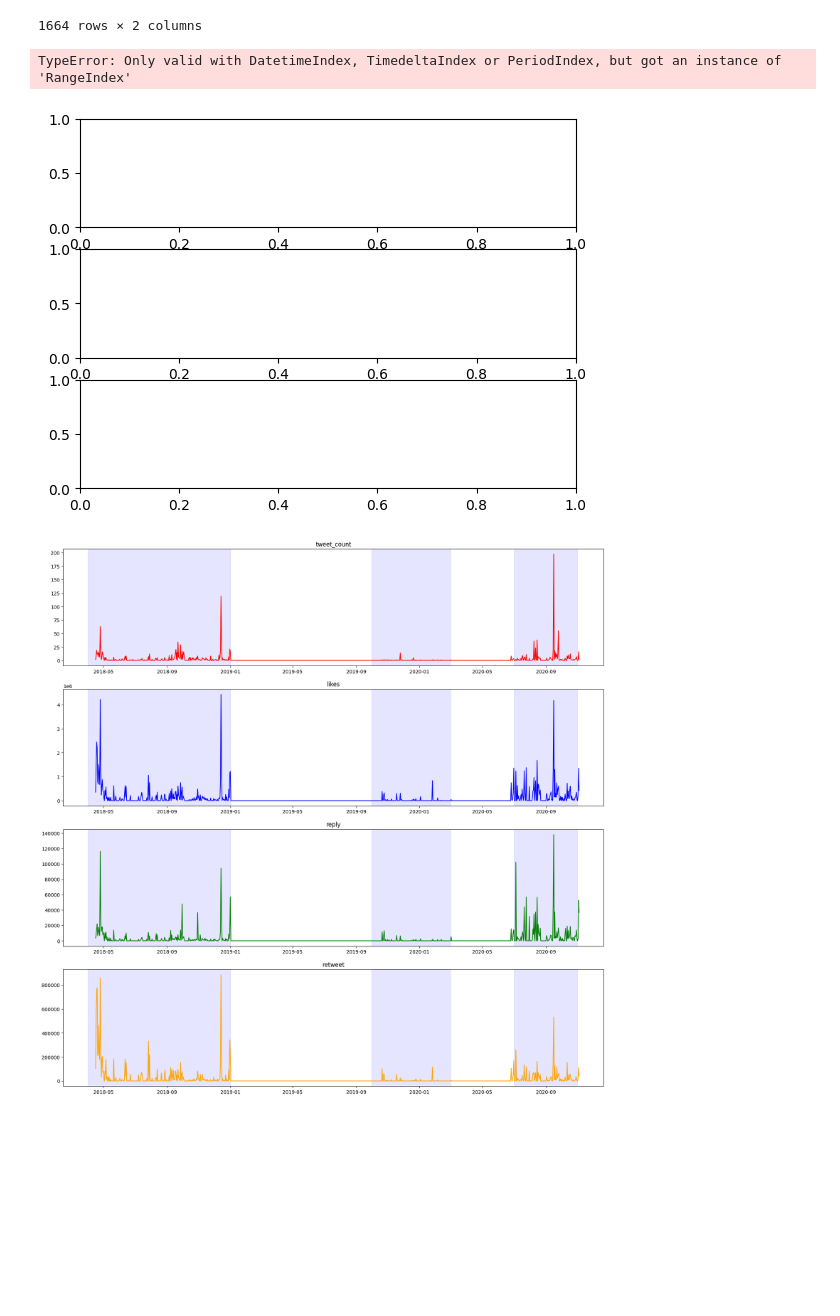
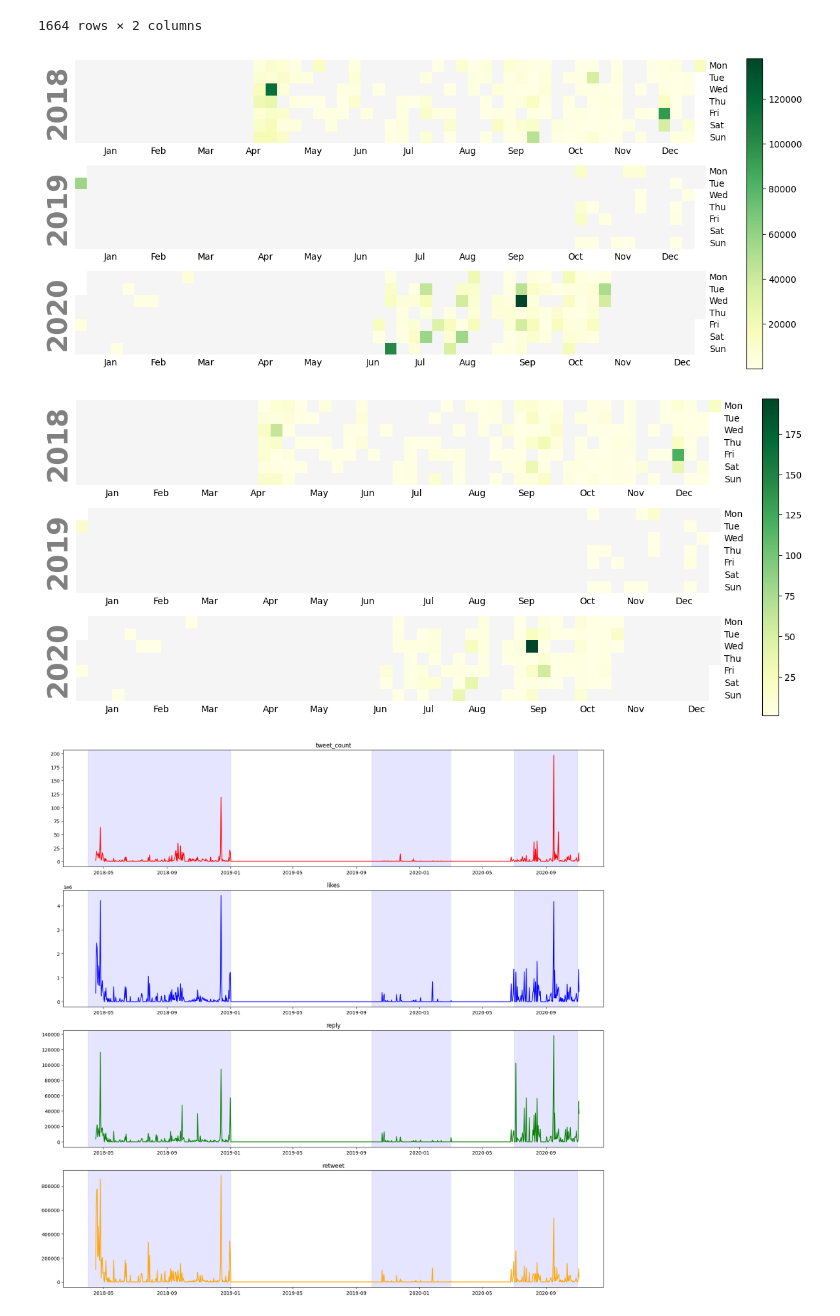
Before and after one commit to 2na3k/kanye-eda, a Jupyter notebook: kanye-eda.ipynb, the cells around one changed output. Saved outputs shown, nothing was run; the diff lists cells and outputs as text; code cells hidden in the pictures; blank space fills up the shorter version.

```diff
--- a/kanye-eda.ipynb
+++ b/kanye-eda.ipynb
@@ -209,30 +186,33 @@ df_for_plot
 1664 rows × 2 columns
 # %%
 # calendar heatmap
-import calmap
-
 def plot_calmap(df, col: str):
     '''
     Input:
     - df: the dataframe
     - col: string, the name of the destined column to be plot
     '''
     #group by function
     df_for_plot = df.groupby("date")[col].sum().reset_index()
-    df_for_plot["date"] = pd.DatetimeIndex(df_for_plot["date"])
+    df_for_plot["date"] = pd.to_datetime(df_for_plot["date"])
+    df_for_plot.set_index('date', inplace=True)
 
-    year_li = [2018, 2019, 2020]
-    fig, ax = plt.subplots(3, 1)
-    for i, year in enumerate(year_li):
-        calmap.yearplot(
-            df_for_plot, year=year, cmap="YlOrRd", monthly_border=True, ax=ax[i]
-        )
-        ax[i].set_title(year)
+    # year_li = [2018, 2019, 2020]
+    # fig, ax = plt.subplots(3, 1)
+    # for i, year in enumerate(year_li):
+    #     calmap.yearplot(
+    #         df_for_plot[col], year=year, monthly_border=True, ax=ax[i]
+    #     )
+    #     ax[i].set_title(year)
+    calplot.calplot(df_for_plot[col], linewidth=0, cmap='YlGn')
 
-plot_calmap(df, "likes")
+plot_calmap(tweet_per_day, "reply")
 # %% [output]
-TypeError: Only valid with DatetimeIndex, TimedeltaIndex or PeriodIndex, but got an instance of 'RangeIndex'
-[figure, old version]
+[figure, new version]
+# %%
+plot_calmap(tweet_per_day, 'tweet_count')
+# %% [output]
+[figure, added]
 # %%
 #plot of the Kanye's timeline
 # plt.figure(figsize=(20,10))
```
Also changed, not shown: parts of 4 cells of this notebook.
